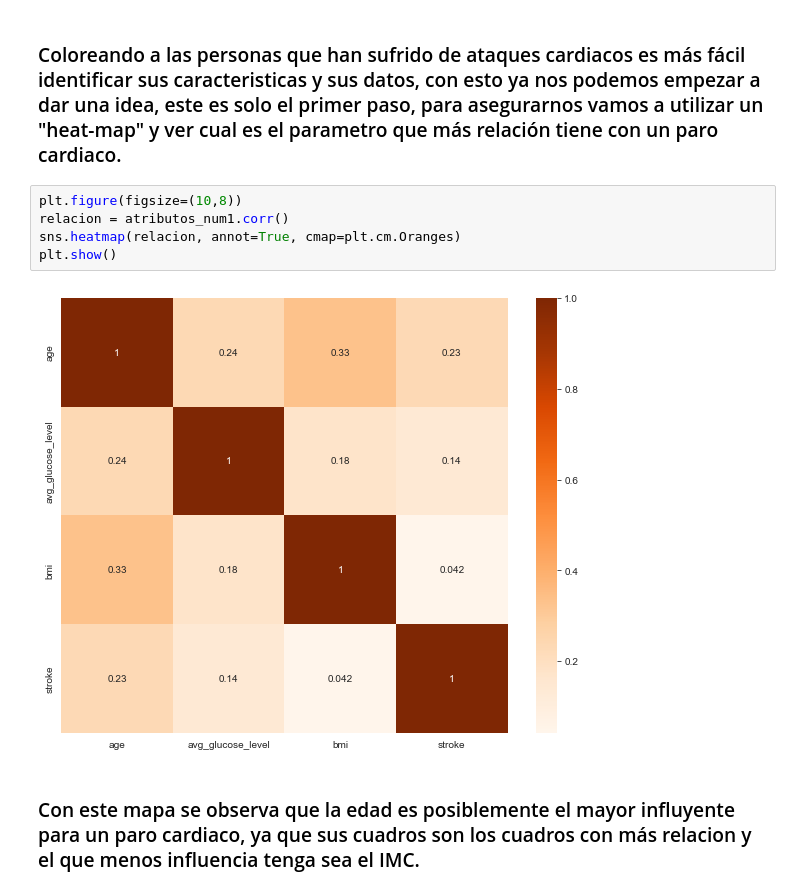
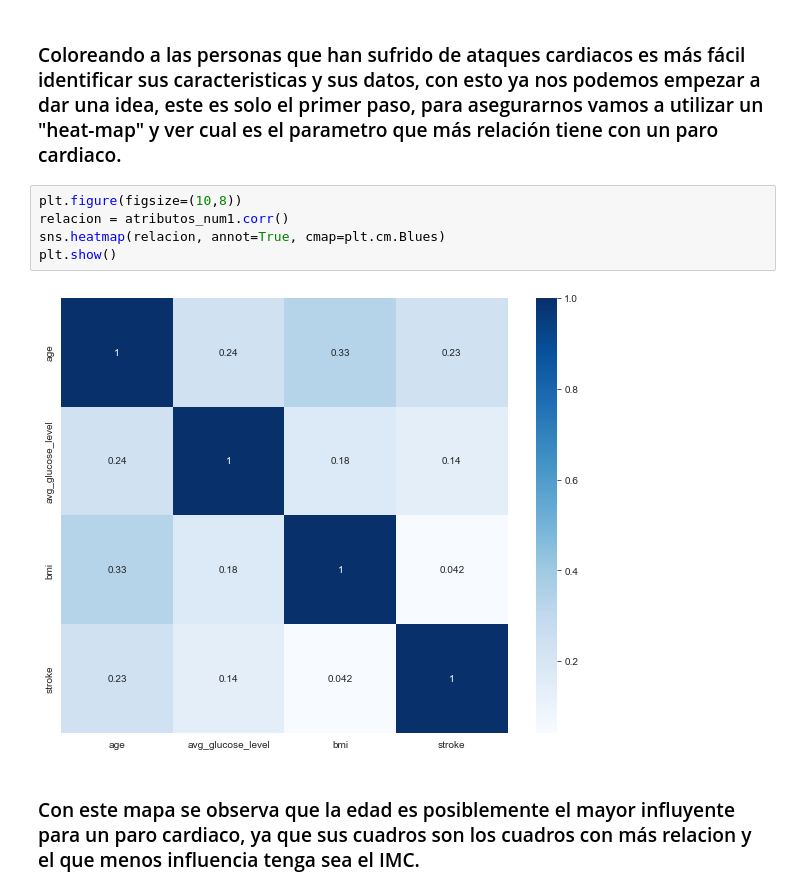
Before and after one commit to andresblnc/stroke_ml_prob, a Jupyter notebook: main.ipynb, the cells around one changed output. Drawn from its saved outputs; the diff is of its cells as text.

```diff
--- a/main.ipynb
+++ b/main.ipynb
@@ -97,10 +93,10 @@ g = sns.pairplot(atributos_num1, diag_kind="kde", hue = "gender")
 # %%
 plt.figure(figsize=(10,8))
 relacion = atributos_num1.corr()
-sns.heatmap(relacion, annot=True, cmap=plt.cm.Oranges)
+sns.heatmap(relacion, annot=True, cmap=plt.cm.Blues)
 plt.show()
 # %% [output]
-[figure, old version]
+[figure, new version]
 # %% [markdown]
 ### Con este mapa se observa que la edad es posiblemente el mayor influyente para un paro cardiaco, ya que sus cuadros son los cuadros con más relacion y el que menos influencia tenga sea el IMC.
 # %%
```
Also changed, not shown: parts of 17 cells of this notebook, 1 other file.
